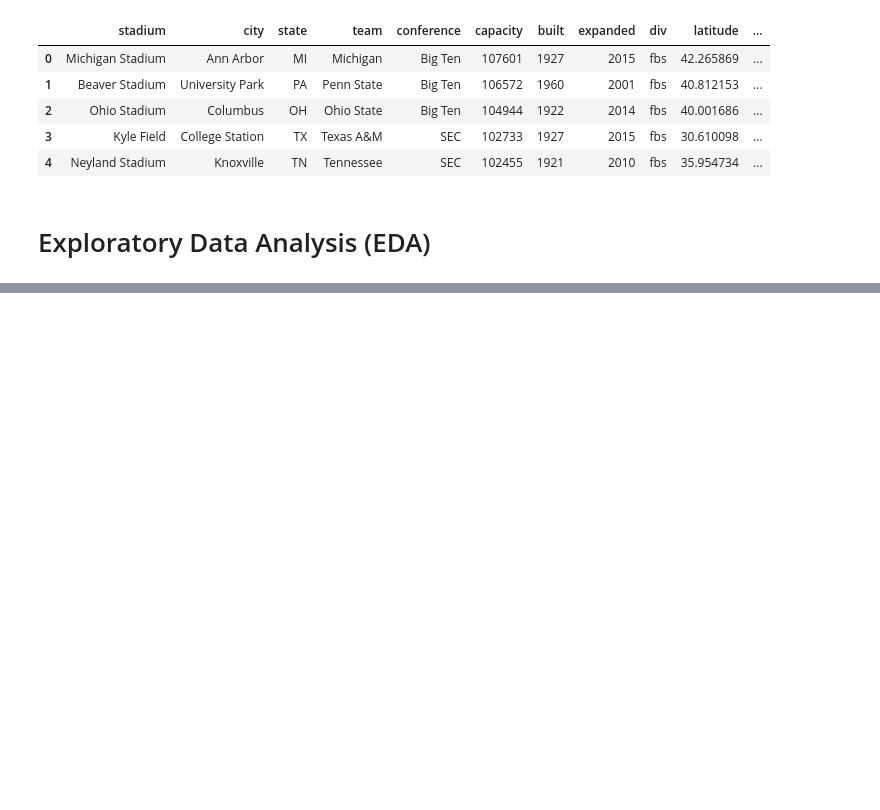
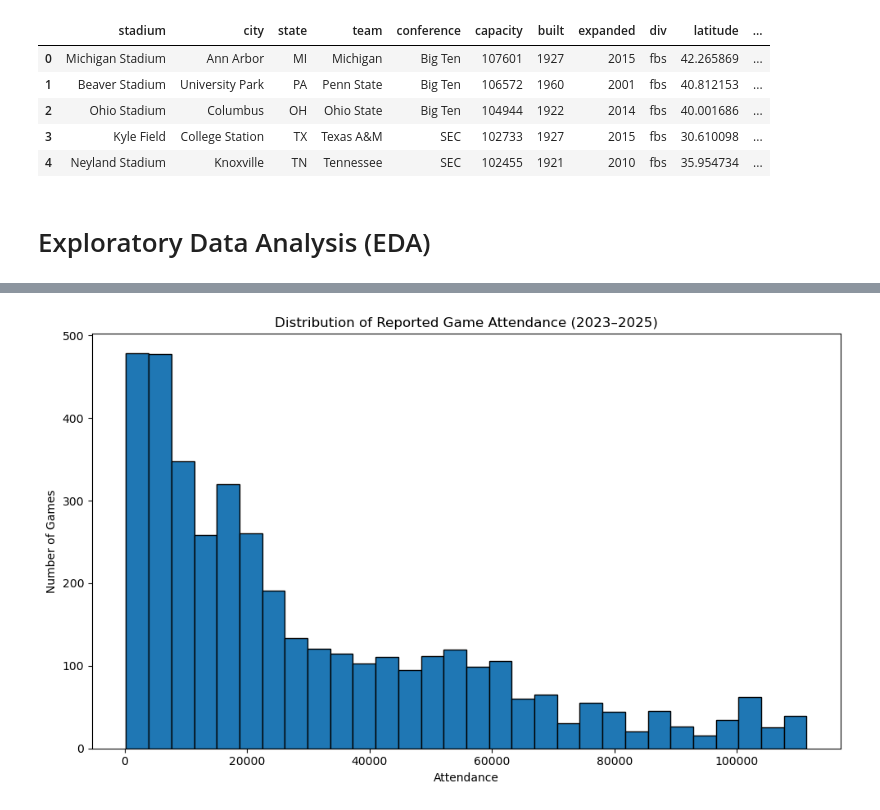
Before and after one commit to Break-Through-Tech/Sports-Analytics-1B-assessing-football-stadium-attendance-and-experience, a Jupyter notebook: notebooks/01_eda_feature_engineering.ipynb, the cells around one changed output, grey strips where cells are left out. Saved outputs shown, nothing was run; the diff lists cells and outputs as text; code cells hidden in the pictures; blank space fills up the shorter version.

```diff
--- a/notebooks/01_eda_feature_engineering.ipynb
+++ b/notebooks/01_eda_feature_engineering.ipynb
@@ -508,0 +351,19 @@ Capacity-related columns: []
+# %%
+# Focus only on games with reported attendance
+attendance_data = games_df[games_df["attendance"].notna()].copy()
+
+# Basic attendance statistics
+print("Games with reported attendance:", len(attendance_data))
+print("Minimum attendance:", attendance_data["attendance"].min())
+print("Maximum attendance:", attendance_data["attendance"].max())
+print("Mean attendance:", round(attendance_data["attendance"].mean(), 2))
+print("Median attendance:", attendance_data["attendance"].median())
+
+print("\nZero attendance values:",
+      (attendance_data["attendance"] == 0).sum())
+
+print("Negative attendance values:",
+      (attendance_data["attendance"] < 0).sum())
+
+print("\nAttendance descriptive statistics:")
+display(attendance_data["attendance"].describe())
@@ -508,0 +390,17 @@ Capacity-related columns: []
+# %%
+# Plot the distribution of reported attendance
+plt.figure(figsize=(10, 6))
+
+plt.hist(
+    attendance_data["attendance"],
+    bins=30,
+    edgecolor="black"
+)
+
+plt.title("Distribution of Reported Game Attendance (2023–2025)")
+plt.xlabel("Attendance")
+plt.ylabel("Number of Games")
+plt.tight_layout()
+plt.show()
+# %% [output]
+[figure, added]
```
Also changed, not shown: parts of 87 cells of this notebook.
